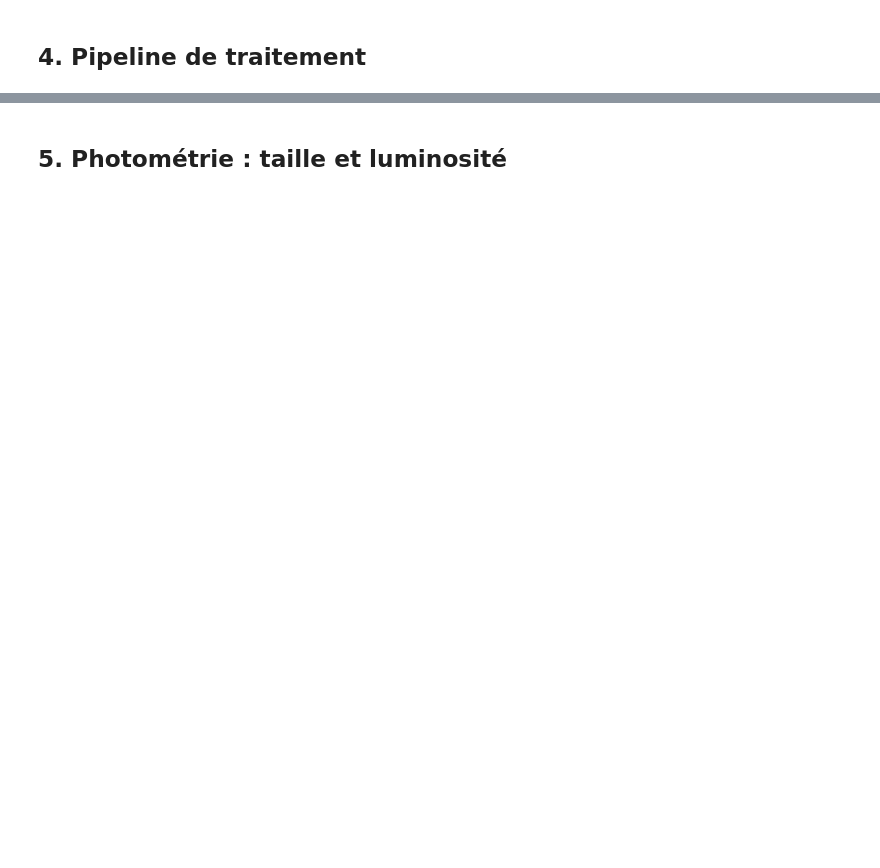
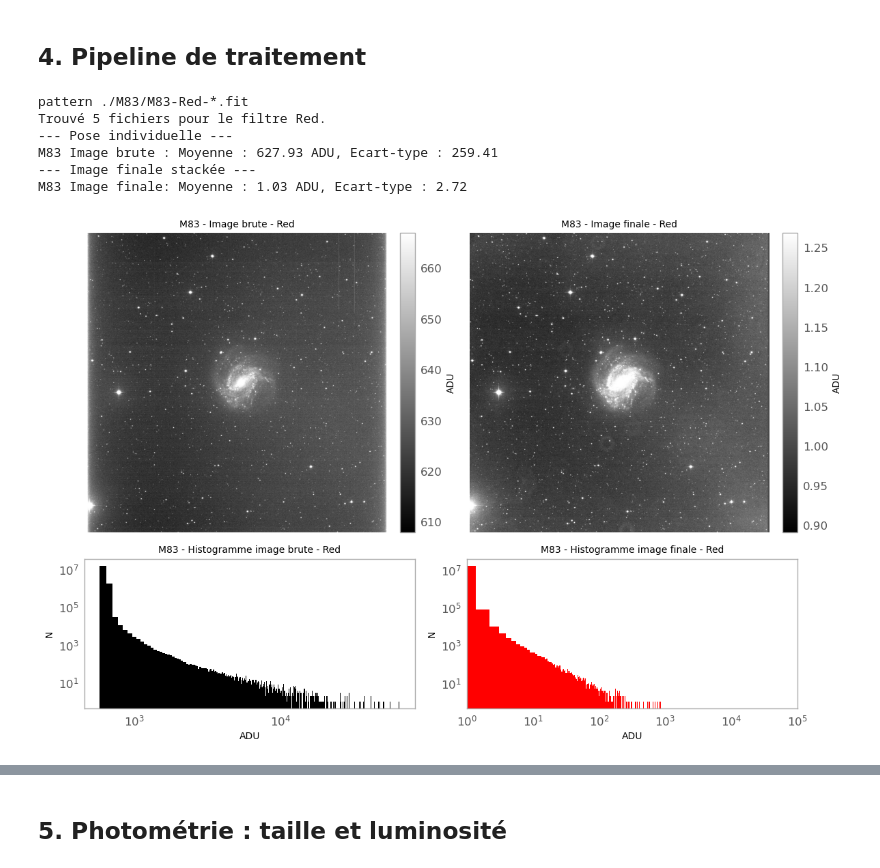
Before and after one commit to kmiloarguello/galaxies, a Jupyter notebook: ARG_TP1.ipynb, the cells around one changed output, grey strips where cells are left out. Cells and saved outputs as stored; diff of their text form; code cells hidden in the pictures; blank space fills up the shorter version.

```diff
--- a/ARG_TP1.ipynb
+++ b/ARG_TP1.ipynb
@@ -417,5 +192,19 @@ def plot_images_and_histograms(filter_name, color_init='red', color_final='green
 # %%
-plot_images_and_histograms('Red')
-plot_images_and_histograms('Blue')
-plot_images_and_histograms('Green')
-plot_images_and_histograms('HA')
+props = {
+    'galaxy_name': 'M83',
+    'input_folder': './M83/',
+    'bias_path': './Processed/masterbias.fits',
+    'flat_folder': './flats_maitre/',
+    'output_folder': './Processed/',
+    'color_init': 'black',
+    'os': os
+}
+utils.plot_images_and_histograms({ **props, 'filter_name': 'Red', 'color_final': 'red',})
+# %% [output]
+pattern ./M83/M83-Red-*.fit
+Trouvé 5 fichiers pour le filtre Red.
+--- Pose individuelle ---
+M83 Image brute : Moyenne : 627.93 ADU, Ecart-type : 259.41
+--- Image finale stackée ---
+M83 Image finale: Moyenne : 1.03 ADU, Ecart-type : 2.72
+[figure, added]
```
Also changed, not shown: parts of 44 cells of this notebook, 6 other files.
